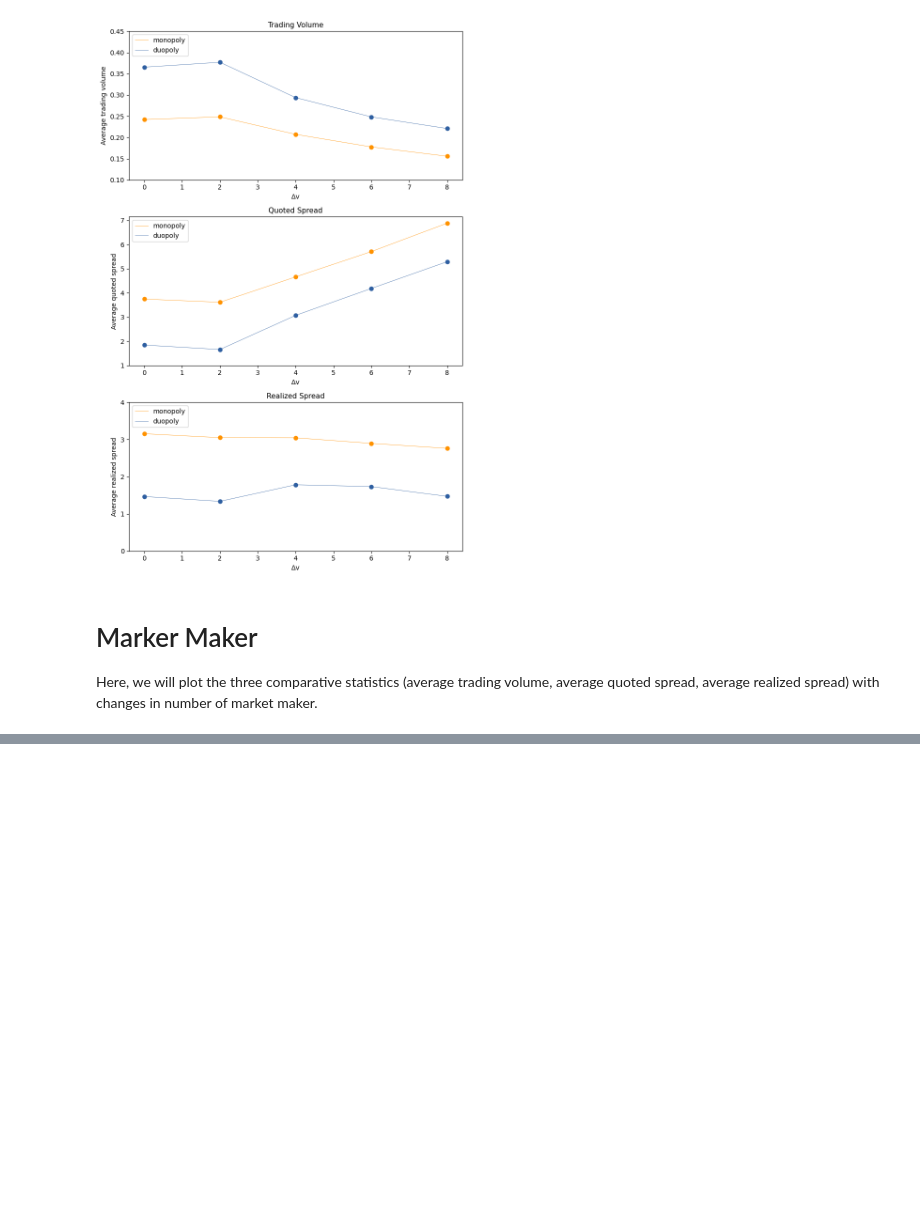
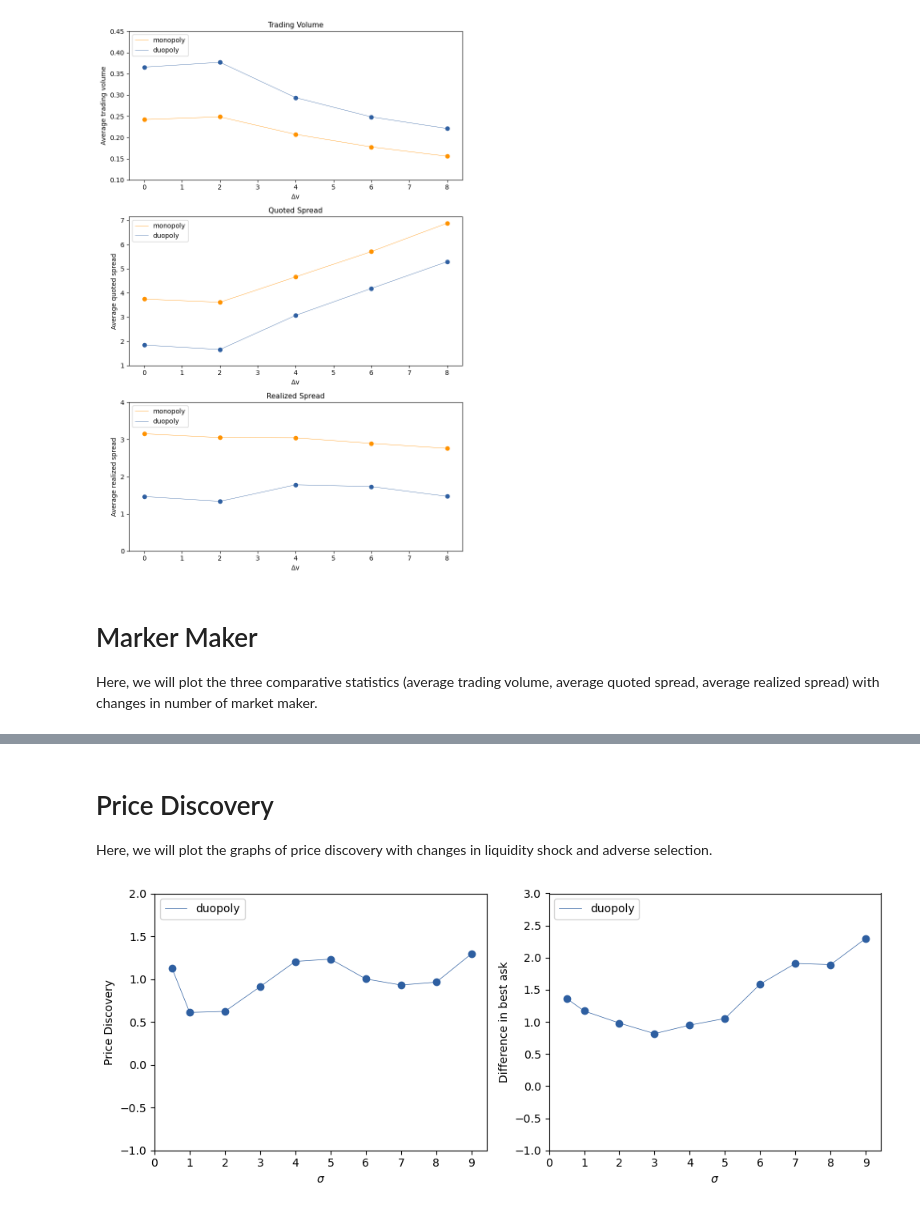
Before and after one commit to zhiconghu/Algorithmic-Pricing-and-Liquidity-in-Securities-Markets, a Jupyter notebook: Comparative Statistics.ipynb, the cells around one changed output, grey strips where cells are left out. Drawn from its saved outputs; the diff is of its cells as text; code cells hidden in the pictures; blank space fills up the shorter version.

Commit message:
price discovery

```diff
--- a/Comparative Statistics.ipynb
+++ b/Comparative Statistics.ipynb
@@ -101,3 +101,12 @@ agent
 | 7 | 8 | 0.37529 | 1.742283 | 0.811373 |
 | 8 | 9 | 0.37913 | 1.687782 | 0.776015 |
 | 9 | 10 | 0.382619 | 1.63732 | 0.722335 |
+# %%
+discovery_sigma_values = ['0_5','1','2','3','4','5','6','7','8','9']
+discovery_sigma = pd.DataFrame(columns = ['sigma','price_discovery','best_ask_price_difference'])
+
+for value in discovery_sigma_values:
+    discovery_sigma.loc[len(discovery_sigma)] = pd.concat([pd.Series(value,index=['sigma']),pd.read_csv('./PriceDiscovery_Simulation/stats_sigma' + value + '.csv' ).mean(axis = 0)], axis = 0)
+
+discovery_sigma['sigma'] = discovery_sigma['sigma'].replace({'0_5':'0.5'}).astype(float)
+discovery_sigma
@@ -232,0 +270,28 @@ plt.show()
+# %% [markdown]
+# Price Discovery
+
+Here, we will plot the graphs of price discovery with changes in liquidity shock and adverse selection.
+# %%
+fig, axs = plt.subplots(nrows = 1, ncols = 2, figsize=(10,4))
+axs[0].plot(discovery_sigma['sigma'], discovery_sigma['price_discovery'], color = "#2e5fa1", linewidth = 0.5, label = 'duopoly')
+axs[0].scatter(discovery_sigma['sigma'], discovery_sigma['price_discovery'], color = "#2e5fa1")
+axs[0].set_xlabel(r'$\sigma$', fontsize = 10)
+axs[0].set_ylabel("Price Discovery", fontsize = 10)
+axs[0].set_xticks(np.arange(0,10,1))
+axs[0].set_yticks(np.arange(-1,2.5,0.5))
+axs[0].legend(loc = "upper left")
+
+axs[1].plot(discovery_sigma['sigma'], discovery_sigma['best_ask_price_difference'], color = "#2e5fa1", linewidth = 0.5, label = 'duopoly')
+axs[1].scatter(discovery_sigma['sigma'], discovery_sigma['best_ask_price_difference'], color = "#2e5fa1")
+axs[1].set_xlabel(r'$\sigma$', fontsize = 10)
+axs[1].set_ylabel("Difference in best ask", fontsize = 10)
+axs[1].set_xticks(np.arange(0,10,1))
+axs[1].set_yticks(np.arange(-1,3.5,0.5))
+axs[1].legend(loc = "upper left")
+
+fig.tight_layout()
+
+plt.savefig("./Figures/Price Discovery (Liquidity Shock).png")
+plt.show()
+# %% [output]
+[figure, added]
```
Also changed, not shown: parts of 4 cells of this notebook, 22 other files.
